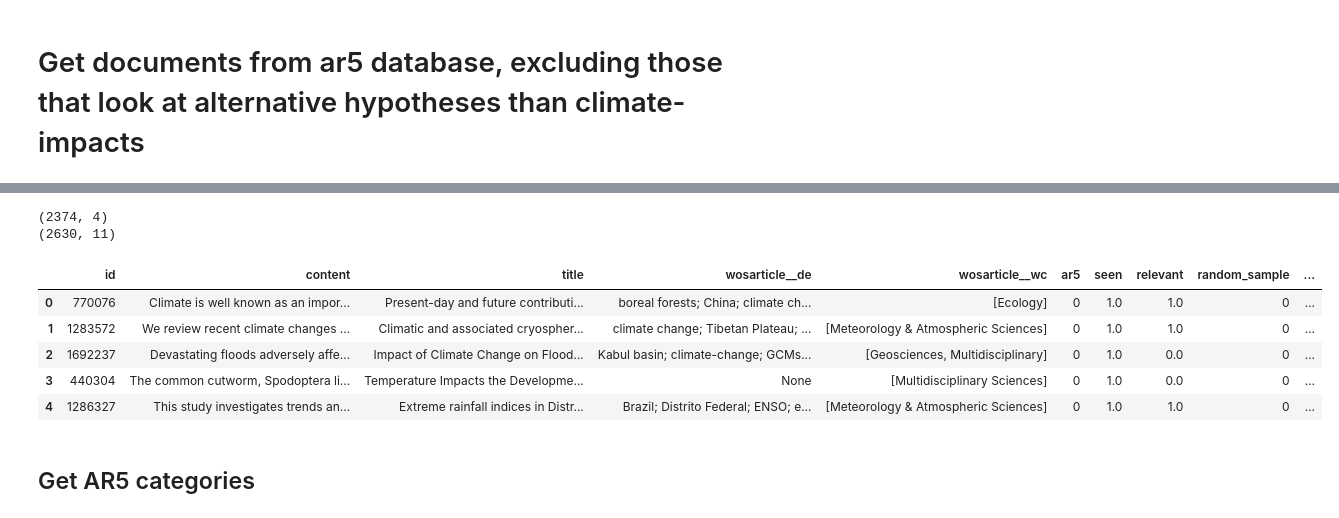
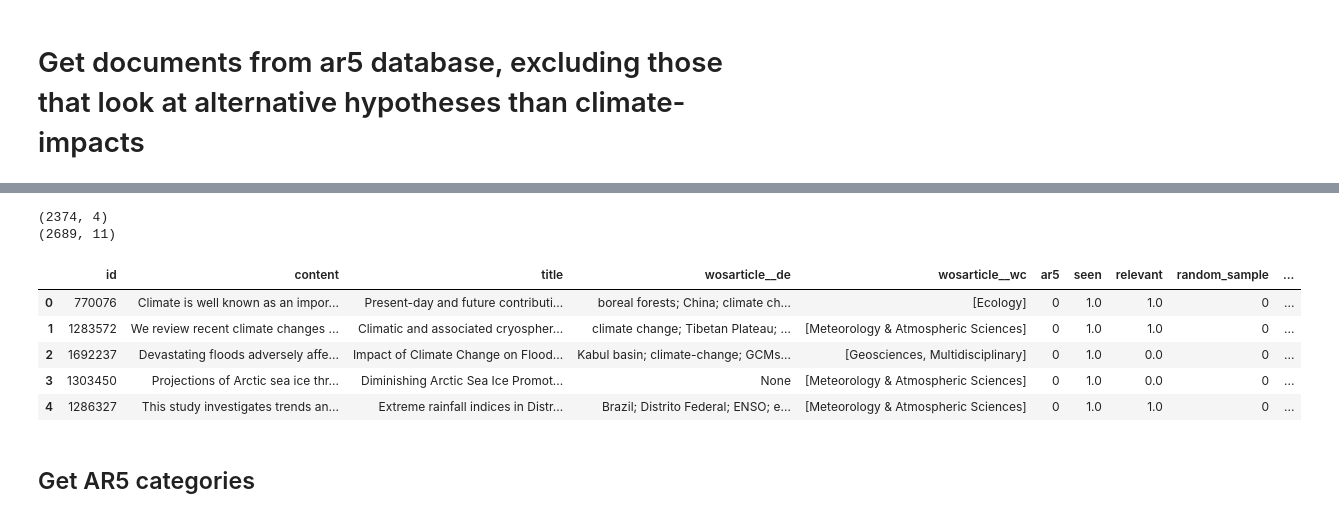
Before and after one commit to mcallaghan/regional-impacts-map, a Jupyter notebook: analysis/0a - collect platform data.ipynb, the cells around one changed output, grey strips where cells are left out. Drawn from its saved outputs; the diff is of its cells as text; code cells hidden in the pictures.

```diff
--- a/analysis/0a - collect platform data.ipynb
+++ b/analysis/0a - collect platform data.ipynb
@@ -140,0 +129,3 @@ for t in Tag.objects.filter(query__project=p).exclude(title='all').order_by('id'
+# %%
+ar5_df = pd.read_csv('../literature_identification/IPCC_extraction.csv').rename(columns={"doc":"id"}).dropna()
+ar5_df.head()
@@ -177,7 +175,7 @@ gdf.loc[pd.isna(gdf['relevant']),'seen'] = np.NaN
 print(gdf[pd.notna(gdf['seen'])].shape)
 
 # Ar5 docs
-ar5_df = pd.read_csv('../data/ar5_data.csv')[['id']]
+ar5_df = ar5_df[['id']]
 ar5_df['ar5'] = 1
 ar5_df['seen'] = 1
 ar5_df['relevant'] = 1
@@ -186,35 +184,35 @@ ar5_df.head()
 seen_df = pd.concat([ar5_df,gdf])
 
 ddf = pd.DataFrame.from_dict(
     Doc.objects.filter(pk__in=seen_df['id']).values(*columns)
 )
 seen_df = pd.merge(ddf,seen_df)
 
 rep_tags = Tag.objects.filter(title__icontains="predicted relevant sample")
 rep_tag_ids = set(DocOwnership.objects.filter(tag__in=rep_tags).values_list('doc__pk',flat=True))
 
 r_tags = Tag.objects.filter(query__project=p, title__icontains="random sample")
 #r_tag_ids = Tag.objects.get(query__project=p,title="random sample 1").doc_set.values_list('pk',flat=True)
 r_tag_ids = set(DocOwnership.objects.filter(tag__in=r_tags).values_list('doc__pk',flat=True))
 seen_df['random_sample'] = np.where(seen_df['id'].isin(r_tag_ids),1,0)
 seen_df['representative_relevant_sample'] = np.where(seen_df['id'].isin(rep_tag_ids),1,0)
 
 physical_tags = Tag.objects.filter(query__in=qs,id__gt=5177)
 pdos = DocOwnership.objects.filter(tag__in=physical_tags,relevant__gt=0).values_list('doc__id',flat=True)
 seen_df['physical_tags'] = np.where(seen_df['id'].isin(pdos),1,0)
 
 seen_df = seen_df[pd.notna(seen_df['seen'])]
 
 print(seen_df.shape)
 seen_df.head()
 # %% [output]
 (2374, 4)
-(2630, 11)
+(2689, 11)
 |  | id | content | title | wosarticle__de | wosarticle__wc | ar5 | seen | relevant | random_sample | ... |
 | 0 | 770076 | Climate is well known as an impor... | Present-day and future contributi... | boreal forests; China; climate ch... | [Ecology] | 0 | 1.0 | 1.0 | 0 | ... |
 | 1 | 1283572 | We review recent climate changes ... | Climatic and associated cryospher... | climate change; Tibetan Plateau; ... | [Meteorology & Atmospheric Sciences] | 0 | 1.0 | 1.0 | 0 | ... |
 | 2 | 1692237 | Devastating floods adversely affe... | Impact of Climate Change on Flood... | Kabul basin; climate-change; GCMs... | [Geosciences, Multidisciplinary] | 0 | 1.0 | 0.0 | 0 | ... |
-| 3 | 440304 | The common cutworm, Spodoptera li... | Temperature Impacts the Developme... | None | [Multidisciplinary Sciences] | 0 | 1.0 | 0.0 | 0 | ... |
+| 3 | 1303450 | Projections of Arctic sea ice thr... | Diminishing Arctic Sea Ice Promot... | None | [Meteorology & Atmospheric Sciences] | 0 | 1.0 | 0.0 | 0 | ... |
 | 4 | 1286327 | This study investigates trends an... | Extreme rainfall indices in Distr... | Brazil; Distrito Federal; ENSO; e... | [Meteorology & Atmospheric Sciences] | 0 | 1.0 | 1.0 | 0 | ... |
 # %% [markdown]
 ## Get AR5 categories
```
Also changed, not shown: parts of 7 cells of this notebook, 37 other files.
